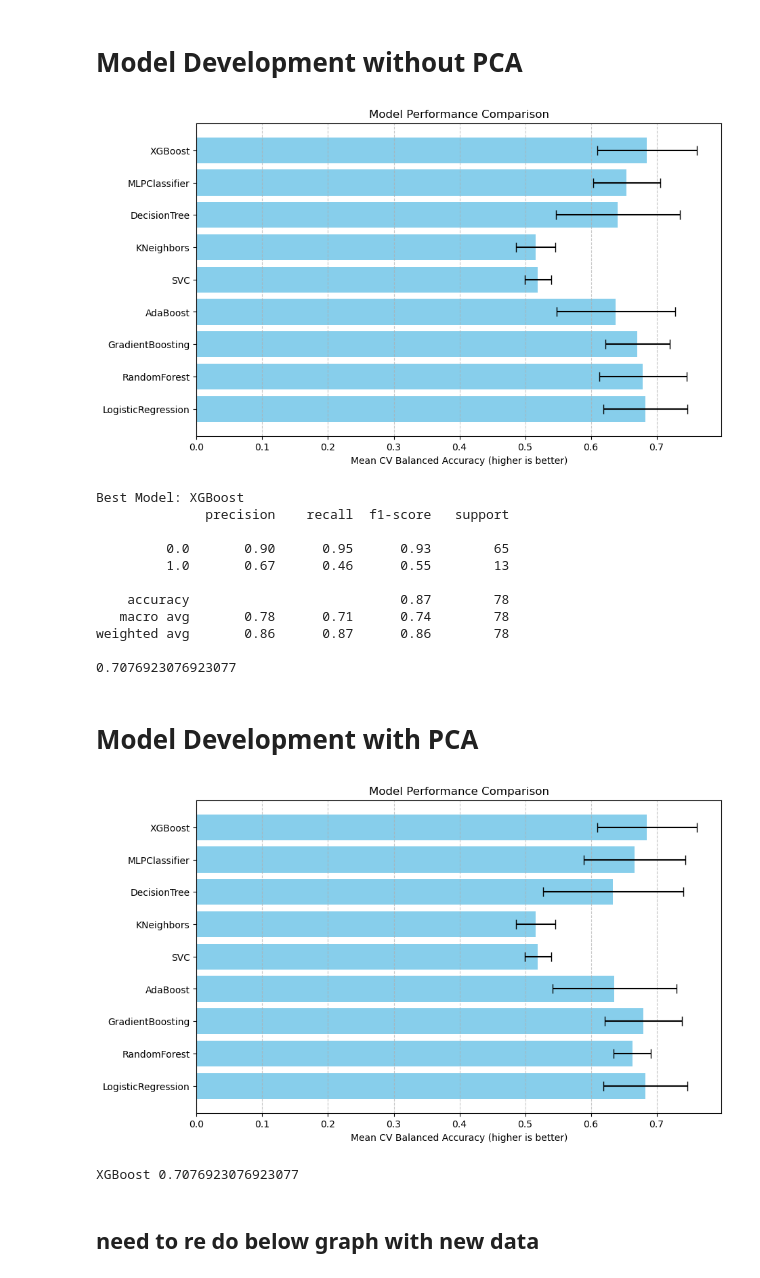
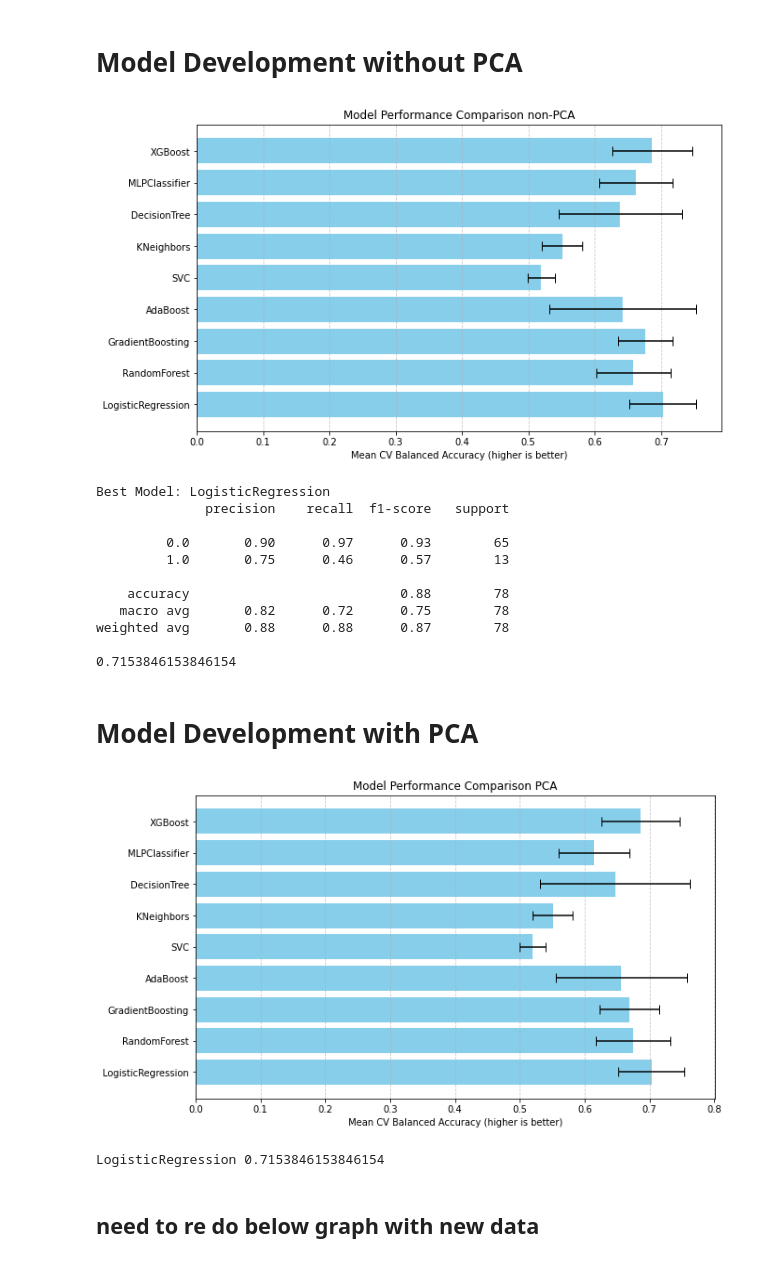
Before and after one commit to KRooL4E/ML_CW2, a Jupyter notebook: PCR_Method_Dev.ipynb, the cells around one changed output. Saved outputs shown, nothing was run; the diff lists cells and outputs as text; code cells hidden in the pictures.

```diff
--- a/PCR_Method_Dev.ipynb
+++ b/PCR_Method_Dev.ipynb
@@ -37,15 +42,8 @@ y_df.head()
 # %%
 X_train, X_test, y_train, y_test = train_test_split(X_df, y_df, test_size=0.2, random_state=42)
 
-discrete_features = pd.Series(['ER_0','ER_1','PgR_0.0','PgR_1.0','HER2_0.0','HER2_1.0','ChemoGrade_2.0','Proliferation_1.0','Proliferation_3.0','LNStatus_0.0','LNStatus_1.0','Gene_0.0','Gene_1.0'])
-discrete_data = pd.DataFrame([])
-for val in discrete_features:
-    if val in X_df:
-        discrete_data[val] = X_df[val]
-
-continous_data = X_df.drop(columns=discrete_features, errors='ignore')
-
-#discrete_data = X_df[['ER_0','ER_1','PgR_0.0','PgR_1.0','HER2_0.0','HER2_1.0','ChemoGrade_2.0','Proliferation_1.0','Proliferation_3.0','LNStatus_0.0','LNStatus_1.0','Gene_0.0','Gene_1.0']]
+continous_data = X_df.drop(columns=['HER2_0.0','Gene_0.0','Gene_1.0','HER2_1.0','ER_0','ER_1'])
+discrete_data = X_df[['HER2_0.0','Gene_0.0','Gene_1.0','HER2_1.0','ER_0','ER_1']]
 
 
 #different PCA values have been experimented and this was found to be the optimal one whilst still reducing the features
@@ -60,7 +58,8 @@ x = pd.concat([discrete_data.reset_index(drop=True), continous_data.reset_index(
 X_train_pca, X_test_pca, y_train_pca, y_test_pca = train_test_split(x, y_df, test_size=0.2, random_state=42)
 
 
-
+'ER_0', 'ER_1', 'PgR_0.0', 'PgR_1.0', 'HER2_1.0', 'ChemoGrade_2.0', 'Proliferation_1.0', 'Proliferation_3.0', 'LNStatus_0.0', 'LNStatus_1.0'
+#'ER_0','ER_1','PgR_0.0','PgR_1.0','HER2_0.0','HER2_1.0','ChemoGrade_2.0','Proliferation_1.0','Proliferation_3.0','LNStatus_0.0','LNStatus_1.0','Gene_0.0','Gene_1.0'
 
 cumulative_variance = np.cumsum(pca.explained_variance_ratio_)
 print("Cumulative explained variance:", cumulative_variance)
@@ -101,6 +100,7 @@ from sklearn.tree import DecisionTreeClassifier
 from sklearn.neural_network import MLPClassifier
 from sklearn.compose import ColumnTransformer
 import xgboost as xgb
+from sklearn.model_selection import GridSearchCV
 
 import matplotlib.pyplot as plt
 import seaborn as sns
@@ -157,7 +157,7 @@ cv_std_accuracy = [results[name]['cv_std_accuracy'] for name in model_names]
 plt.figure(figsize=(10, 6))
 plt.barh(model_names, cv_mean_accuracy, xerr=cv_std_accuracy, color='skyblue', capsize=5)
 plt.xlabel('Mean CV Balanced Accuracy (higher is better)')
-plt.title('Model Performance Comparison')
+plt.title('Model Performance Comparison non-PCA')
 plt.grid(axis='x', linestyle='--', alpha=0.7)
 plt.show()
 
@@ -175,18 +175,18 @@ print(f"Best Model: {best_model_name}")
 print(classification_report(y_test, y_pred))
 print(balanced_accuracy_score(y_test, y_pred))
 # %% [output]
-[figure, old version]
+[figure, new version]
-Best Model: XGBoost
+Best Model: LogisticRegression
               precision    recall  f1-score   support
 
-         0.0       0.90      0.95      0.93        65
-         1.0       0.67      0.46      0.55        13
+         0.0       0.90      0.97      0.93        65
+         1.0       0.75      0.46      0.57        13
 
-    accuracy                           0.87        78
-   macro avg       0.78      0.71      0.74        78
-weighted avg       0.86      0.87      0.86        78
+    accuracy                           0.88        78
+   macro avg       0.82      0.72      0.75        78
+weighted avg       0.88      0.88      0.87        78
 
-0.7076923076923077
+0.7153846153846154
 # %% [markdown]
 # Model Development with PCA
 # %%
@@ -221,36 +221,36 @@ for classifier in classifiers.keys():
         'cv_scores': cv_scores,
         'cv_mean_accuracy': cv_scores.mean(),
         'cv_std_accuracy': cv_scores.std()
     }
 
     # print(f"Model: {classifier}")
     # print(f"Cross-Validation Accuracy Scores: {cv_scores}")
     # print(f"Mean CV Accuracy: {cv_scores.mean():.4f}")
     # print(f"Standard Deviation of CV Accuracy: {cv_scores.std():.4f}")
     # print()
 
 # Visualize results
 model_names = list(results.keys())
 cv_mean_accuracy = [results[name]['cv_mean_accuracy'] for name in model_names]
 cv_std_accuracy = [results[name]['cv_std_accuracy'] for name in model_names]
 
 # Bar plot for cross-validation results
 plt.figure(figsize=(10, 6))
 plt.barh(model_names, cv_mean_accuracy, xerr=cv_std_accuracy, color='skyblue', capsize=5)
 plt.xlabel('Mean CV Balanced Accuracy (higher is better)')
-plt.title('Model Performance Comparison')
+plt.title('Model Performance Comparison PCA')
 plt.grid(axis='x', linestyle='--', alpha=0.7)
 plt.show()
 
 # Fit and evaluate the best model (based on mean accuracy) on the validation set
 best_model_name = max(results, key=lambda name: results[name]['cv_mean_accuracy'])
 best_pipeline = classifiers[best_model_name]
 best_pipeline.fit(X_train_pca, y_train_pca)
 y_pred = best_pipeline.predict(X_test_pca)
 print(best_model_name, balanced_accuracy_score(y_test_pca, y_pred))
 # %% [output]
-[figure, old version]
+[figure, new version]
-XGBoost 0.7076923076923077
+LogisticRegression 0.7153846153846154
 # %% [markdown]
 ## need to re do below graph with new data
 # %%
```
Also changed, not shown: parts of 31 cells of this notebook, 4 other files.
